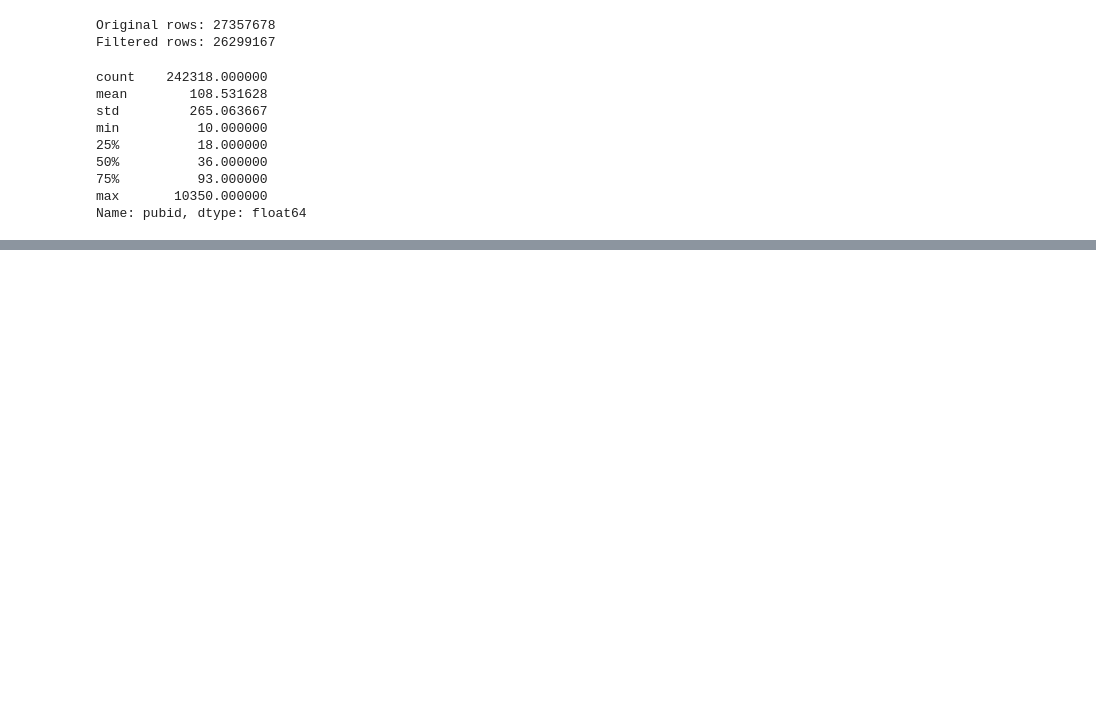
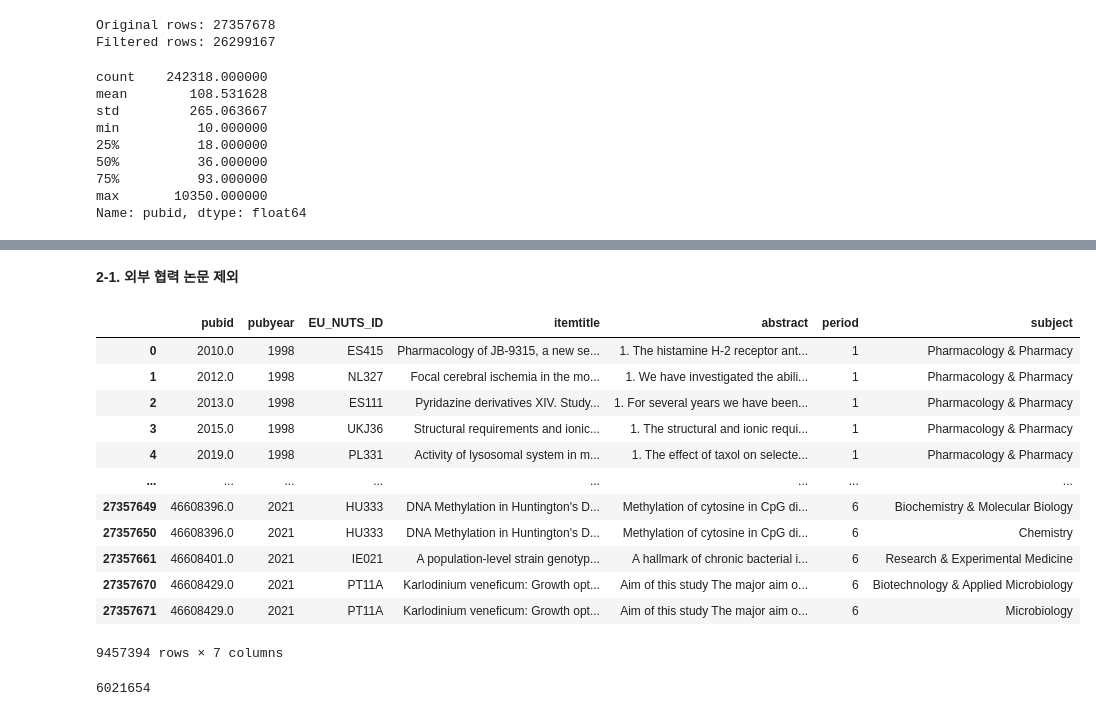
Before and after one commit to awekim/ContentNovelty, a Jupyter notebook: 1_data_construction.ipynb, the cells around one changed output, grey strips where cells are left out. Drawn from its saved outputs; the diff is of its cells as text; code cells hidden in the pictures; blank space fills up the shorter version.

```diff
--- a/1_data_construction.ipynb
+++ b/1_data_construction.ipynb
@@ -308,0 +380,6 @@ df_filtered.to_csv('1_df_filtered.csv', index=False)
+# %%
+df = pd.merge(affauth, publication, on='pubid', how='left')
+
+# group by pubyear and EU_NUTS_ID and count the number of unique pubid
+df.groupby(['pubyear', 'EU_NUTS_ID'])['pubid'].nunique().sort_index()
+df
@@ -308,0 +400,20 @@ df_filtered.to_csv('1_df_filtered.csv', index=False)
+# %%
+# create 'period' column
+def assign_period(pubyear):
+    if 1998 <= pubyear <= 2001:
+        return 1
+    elif 2002 <= pubyear <= 2005:
+        return 2
+    elif 2006 <= pubyear <= 2009:
+        return 3
+    elif 2010 <= pubyear <= 2013:
+        return 4
+    elif 2014 <= pubyear <= 2017:
+        return 5
+    elif 2018 <= pubyear <= 2021:
+        return 6
+    else:
+        return None
+
+df['period'] = df['pubyear'].apply(assign_period)
+df.head()
@@ -308,0 +427,3 @@ df_filtered.to_csv('1_df_filtered.csv', index=False)
+# %%
+df = pd.merge(df, subjects, on='pubid', how='left')
+df
@@ -308,0 +444,4 @@ df_filtered.to_csv('1_df_filtered.csv', index=False)
+# %%
+# remove '\r\n<p>' from the abstracts
+df['abstract'] = df['abstract'].str.replace('\r\n<p>', '')
+df.head()
@@ -308,0 +455,30 @@ df_filtered.to_csv('1_df_filtered.csv', index=False)
+# %% [markdown]
+**2-1. 외부 협력 논문 제외**
+# %%
+# Remove rows where pubid are associated with multiple 'EU_NUTS_ID'
+# Find pubids with more than one unique EU_NUTS_ID
+pubids_multiple_ids = df.groupby('pubid')['EU_NUTS_ID'].nunique()
+pubids_to_remove = pubids_multiple_ids[pubids_multiple_ids > 1].index
+
+# Filter out those pubids from df
+df_filtered = df[~df['pubid'].isin(pubids_to_remove)]
+df_filtered
+# %% [output]
+|  | pubid | pubyear | EU_NUTS_ID | itemtitle | abstract | period | subject |
+| 0 | 2010.0 | 1998 | ES415 | Pharmacology of JB-9315, a new se... | 1. The histamine H-2 receptor ant... | 1 | Pharmacology & Pharmacy |
+| 1 | 2012.0 | 1998 | NL327 | Focal cerebral ischemia in the mo... | 1. We have investigated the abili... | 1 | Pharmacology & Pharmacy |
+| 2 | 2013.0 | 1998 | ES111 | Pyridazine derivatives XIV. Study... | 1. For several years we have been... | 1 | Pharmacology & Pharmacy |
+| 3 | 2015.0 | 1998 | UKJ36 | Structural requirements and ionic... | 1. The structural and ionic requi... | 1 | Pharmacology & Pharmacy |
+| 4 | 2019.0 | 1998 | PL331 | Activity of lysosomal system in m... | 1. The effect of taxol on selecte... | 1 | Pharmacology & Pharmacy |
+| ... | ... | ... | ... | ... | ... | ... | ... |
+| 27357649 | 46608396.0 | 2021 | HU333 | DNA Methylation in Huntington's D... | Methylation of cytosine in CpG di... | 6 | Biochemistry & Molecular Biology |
+| 27357650 | 46608396.0 | 2021 | HU333 | DNA Methylation in Huntington's D... | Methylation of cytosine in CpG di... | 6 | Chemistry |
+| 27357661 | 46608401.0 | 2021 | IE021 | A population-level strain genotyp... | A hallmark of chronic bacterial i... | 6 | Research & Experimental Medicine |
+| 27357670 | 46608429.0 | 2021 | PT11A | Karlodinium veneficum: Growth opt... | Aim of this study The major aim o... | 6 | Biotechnology & Applied Microbiology |
+| 27357671 | 46608429.0 | 2021 | PT11A | Karlodinium veneficum: Growth opt... | Aim of this study The major aim o... | 6 | Microbiology |
+9457394 rows × 7 columns
+# %%
+# check number of unique pubid
+df_filtered['pubid'].nunique()
+# %% [output]
+6021654
```
Also changed, not shown: parts of 23 cells of this notebook, 1 other file.
